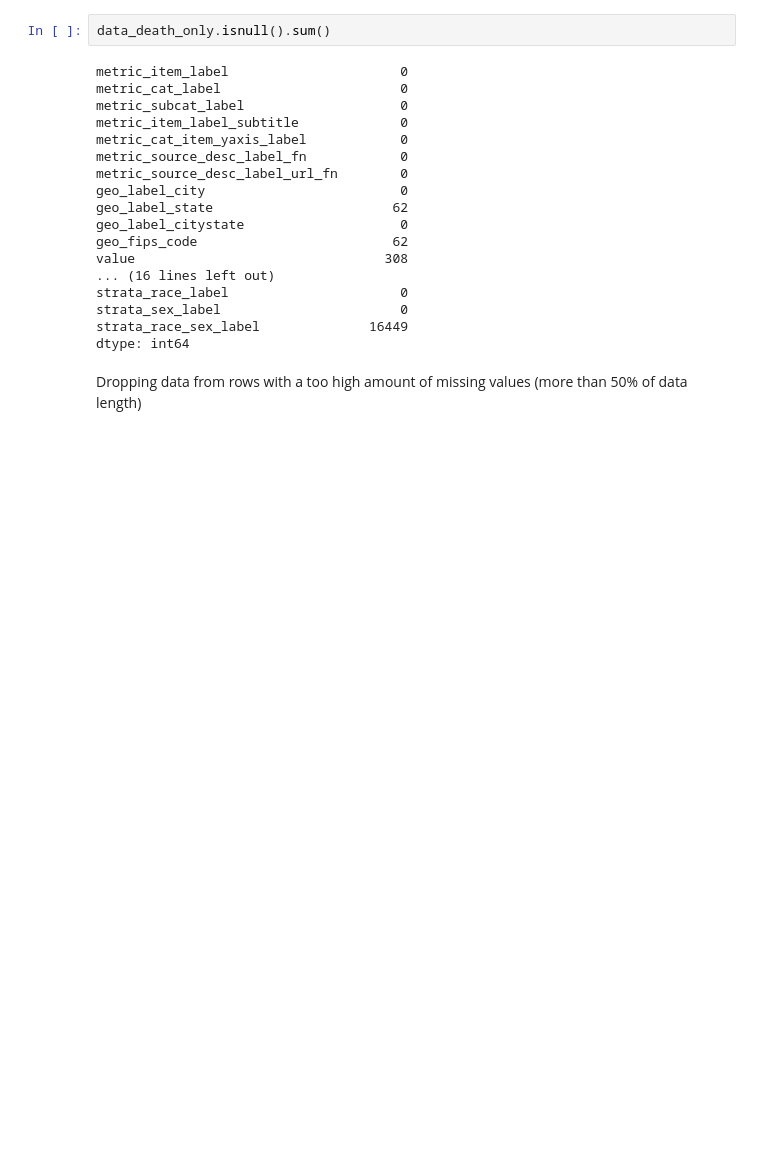
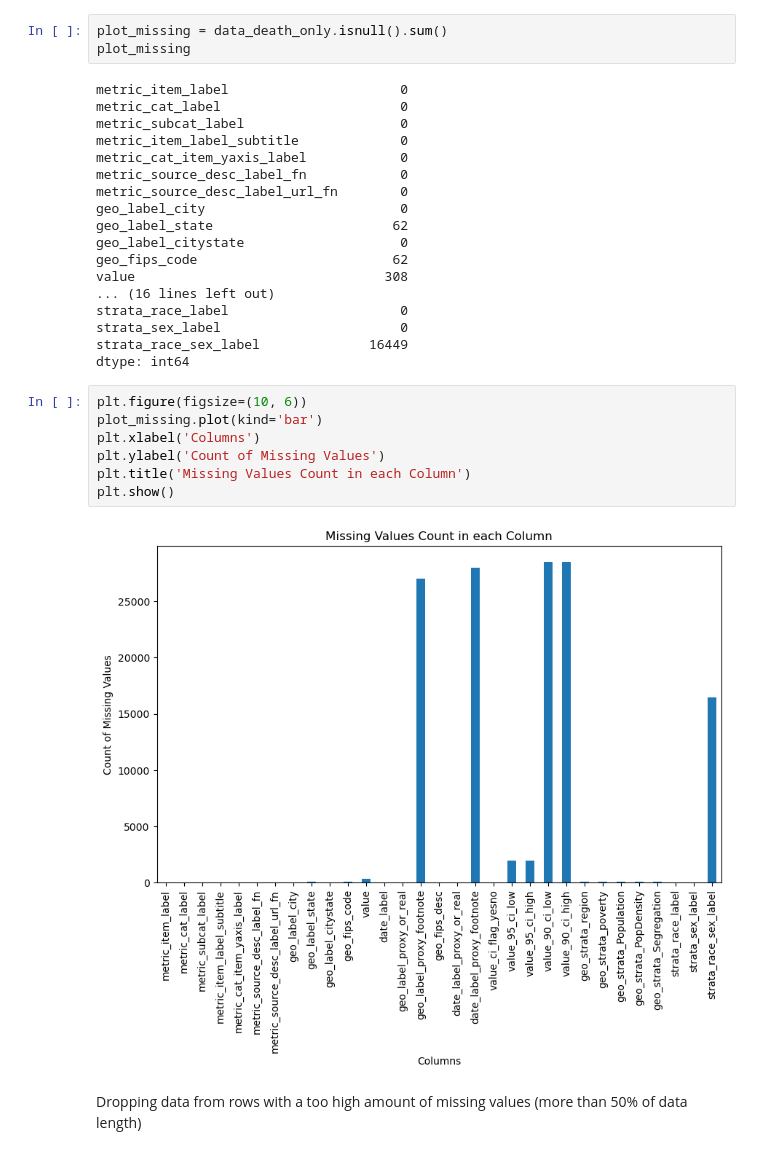
Before and after one commit to kohlerch/G4C-Project, a Jupyter notebook: Project/big-cities-health/Deaths.ipynb, the cells around one changed output. Drawn from its saved outputs; the diff is of its cells as text; blank space fills up the shorter version.

Commit message:
New Data

```diff
--- a/Project/big-cities-health/Deaths.ipynb
+++ b/Project/big-cities-health/Deaths.ipynb
@@ -95,7 +105,8 @@ data_death_only
 # %% [markdown]
 In this step, the goal is to drop non-relevant columns or rows, in order to get a clean and non-missing item data.
 # %%
-data_death_only.isnull().sum()
+plot_missing = data_death_only.isnull().sum()
+plot_missing
 # %% [output]
 metric_item_label                      0
 metric_cat_label                       0
@@ -114,6 +125,15 @@ strata_race_label                      0
 strata_sex_label                       0
 strata_race_sex_label              16449
 dtype: int64
+# %%
+plt.figure(figsize=(10, 6))
+plot_missing.plot(kind='bar')
+plt.xlabel('Columns')
+plt.ylabel('Count of Missing Values')
+plt.title('Missing Values Count in each Column')
+plt.show()
+# %% [output]
+[figure, added]
 # %% [markdown]
 Dropping data from rows with a too high amount of missing values (more than 50% of data length)
 # %%
```
Also changed, not shown: parts of 48 cells of this notebook.
